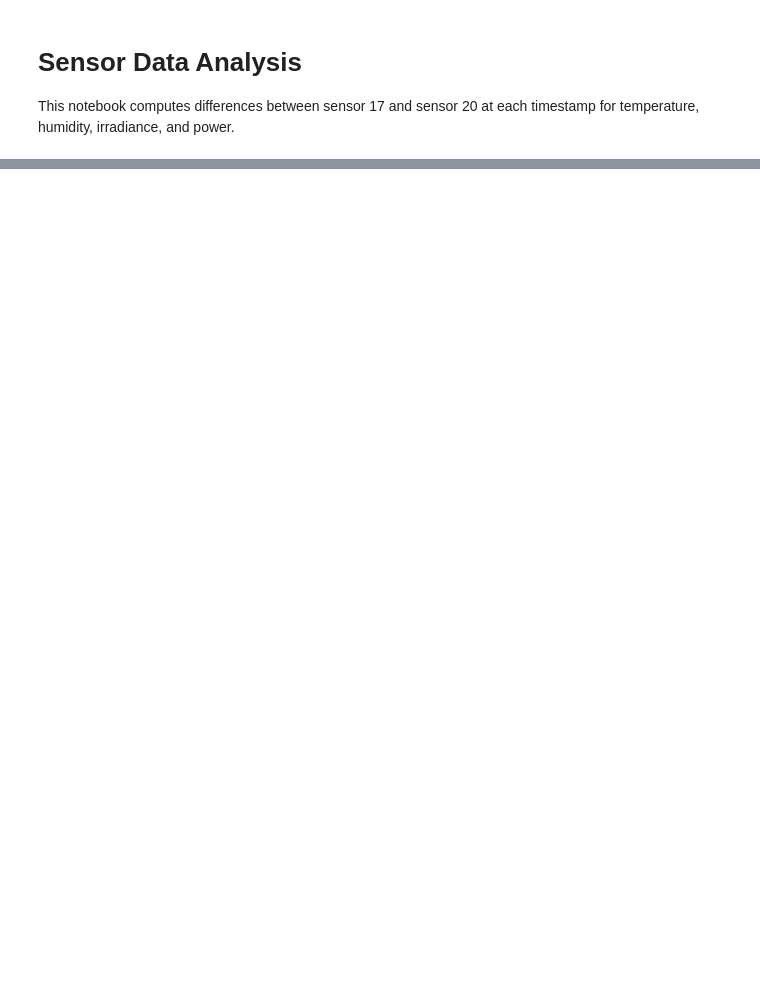
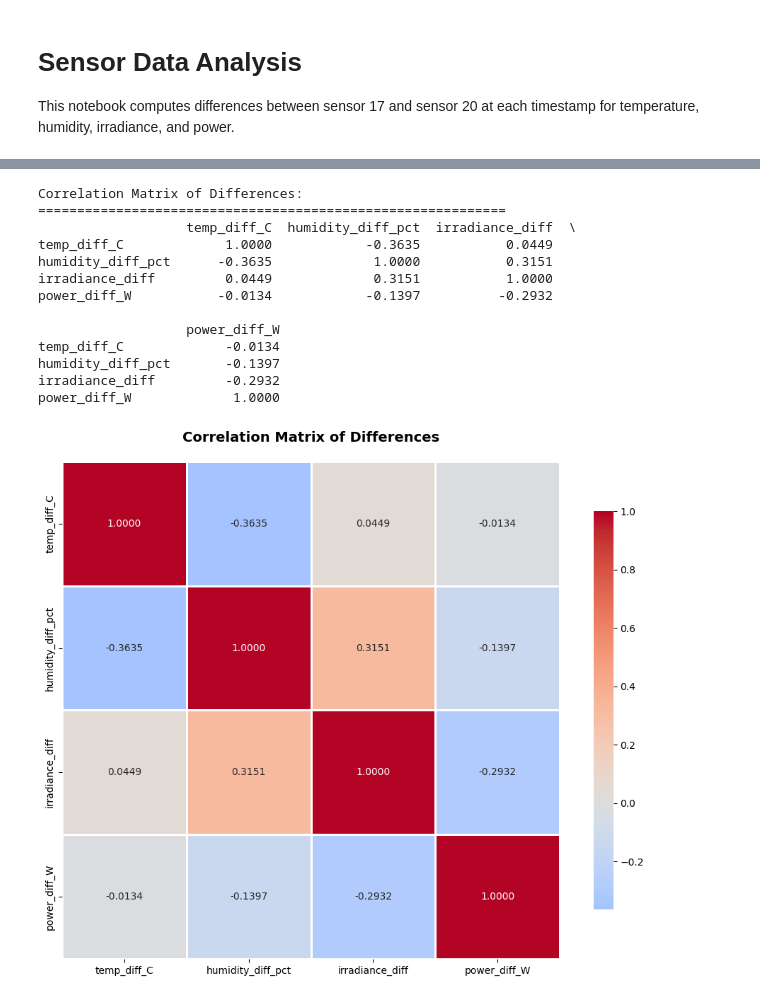
Before and after one commit to nhphuong2504/agrivoltaics, a Jupyter notebook: analyze.ipynb, the cells around one changed output, grey strips where cells are left out. Saved outputs shown, nothing was run; the diff lists cells and outputs as text; code cells hidden in the pictures; blank space fills up the shorter version.

```diff
--- a/analyze.ipynb
+++ b/analyze.ipynb
@@ -80,0 +246,31 @@ print(f"File contains {len(differences)} rows with differences at each timestamp
+# %%
+# Correlation analysis between differences
+correlation_matrix = differences[['temp_diff_C', 'humidity_diff_pct', 'irradiance_diff', 'power_diff_W']].corr()
+
+print("Correlation Matrix of Differences:")
+print("="*60)
+print(correlation_matrix.round(4))
+
+# Visualize correlation matrix
+import seaborn as sns
+plt.figure(figsize=(10, 8))
+sns.heatmap(correlation_matrix, annot=True, fmt='.4f', cmap='coolwarm', center=0,
+            square=True, linewidths=1, cbar_kws={"shrink": 0.8})
+plt.title('Correlation Matrix of Differences', fontsize=14, fontweight='bold', pad=20)
+plt.tight_layout()
+plt.show()
+# %% [output]
+Correlation Matrix of Differences:
+============================================================
+                   temp_diff_C  humidity_diff_pct  irradiance_diff  \
+temp_diff_C             1.0000            -0.3635           0.0449
+humidity_diff_pct      -0.3635             1.0000           0.3151
+irradiance_diff         0.0449             0.3151           1.0000
+power_diff_W           -0.0134            -0.1397          -0.2932
+
+                   power_diff_W
+temp_diff_C             -0.0134
+humidity_diff_pct       -0.1397
+irradiance_diff         -0.2932
+power_diff_W             1.0000
+[figure, added]
```
Also changed, not shown: parts of 23 cells of this notebook, 1 other file.
